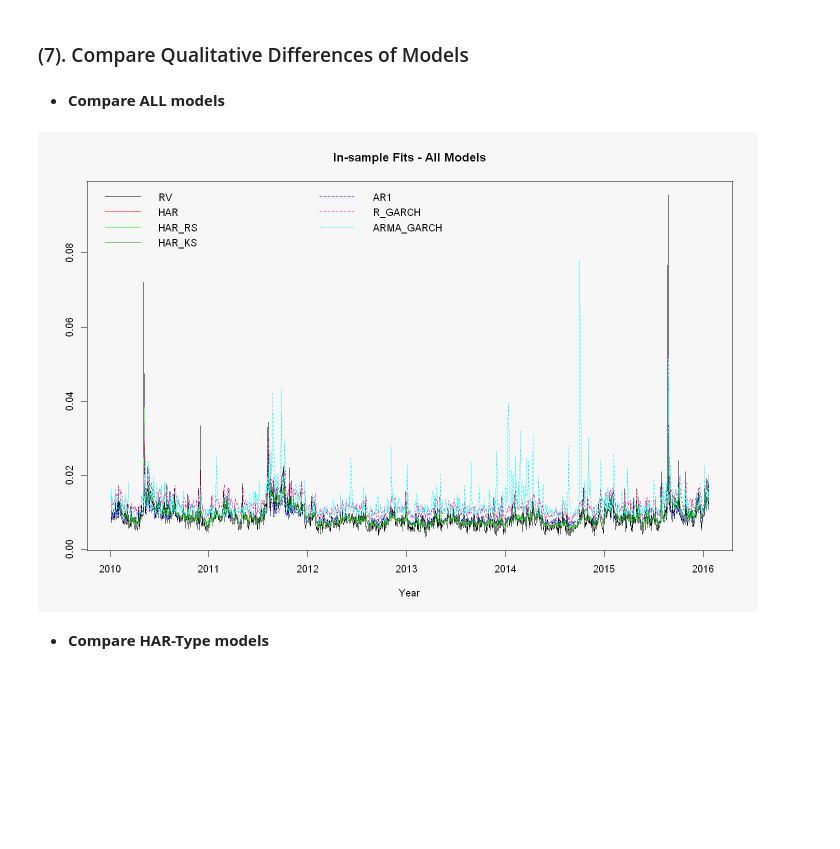
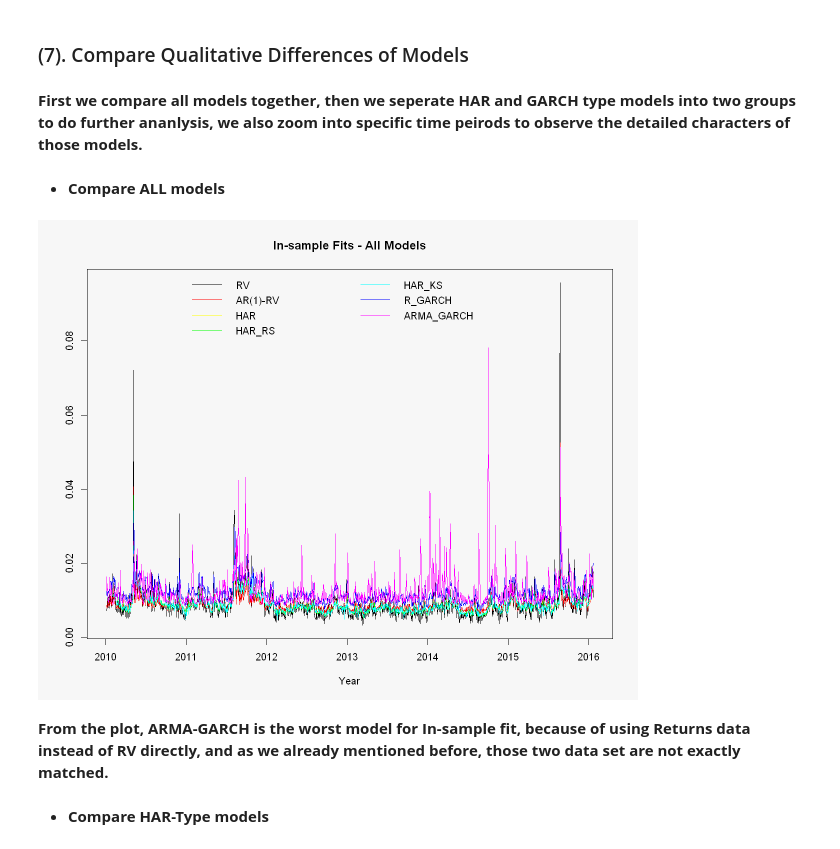
Before and after one commit to 51014941/JEM059-HW-Zhang-and-Qu, a Jupyter notebook: FE_project.ipynb, the cells around one changed output. Drawn from its saved outputs; the diff is of its cells as text; code cells hidden in the pictures; blank space fills up the shorter version.

```diff
--- a/FE_project.ipynb
+++ b/FE_project.ipynb
@@ -94,6 +95,12 @@ RV_RK <- adp$RK
 # %% [markdown]
 * **Observe the plot**
 # %%
+# set up plot parameters
+c_col2 <- c("black", "red")
+c_col3 <- c("black","red", "blue")
+c_col4 <- c("black","red", "blue", "green")
+r_col <- rainbow(6)
+
 options(repr.plot.width = 7, repr.plot.height = 6)
 plot(rets,  xlab = 'Year', ylab = NA, main = 'Daily Return',
      axes = F, cex.main = 0.8)
@@ -618,33 +731,32 @@ lines(zoo(ARMA_GARCH), col = 'cyan')
 **By comparation, the difference between RV and ARMA_GARCH is bigger than other models, it is part because ARMA_GARCH In-sample fit uses Returns data instead of RV data, as we analysis at Part 1, some high valatility in Returns are not reflected in RV samples.**
 # %% [markdown]
 ###  (7). Compare Qualitative Differences of Models
+# %% [markdown]
+**First we compare all models together, then we seperate HAR and GARCH type models into two groups to do further ananlysis, we also zoom into specific time peirods to observe the detailed characters of those models.**
 # %% [markdown]
 * **Compare ALL models**
 # %%
 par(bg = "#f7f7f7")
-options(repr.plot.width = 12, repr.plot.height = 8)
+options(repr.plot.width = 10, repr.plot.height = 8)
 
-model_HAR <- c("RV", "HAR", 'HAR_RS', 'HAR_KS')
-c_col_HAR <- c("black", "red", 'green', 'forestgreen')
-
-model_GARCH <- c("AR1",  'R_GARCH',  'ARMA_GARCH' )
-c_col_GARCH <- c("blue", 'deeppink',  'cyan')
-
+model_name <- c("AR(1)-RV", "HAR", 'HAR_RS',
+    'HAR_KS','R_GARCH',  'ARMA_GARCH' )
+fit_l <- list(AR1, HAR, HAR_RS, HAR_KS, R_GARCH, ARMA_GARCH)
+model_n <- length(fit_l)
+legend_col <- c("black", r_col)
+legend_n <- c("RV", model_name)
 
 plot.zoo(RV_day, xlab='Year', ylab=NA,
          main= "In-sample Fits - All Models")
-lines(zoo(AR1), col = c_col_GARCH[1], lty=2)
-lines(zoo(HAR), col = c_col_HAR[2])
-lines(zoo(HAR_RS), col = c_col_HAR[3])
-lines(zoo(HAR_KS), col = c_col_HAR[4])
-lines(zoo(R_GARCH), col = c_col_GARCH[2], lty=2)
-lines(zoo(ARMA_GARCH), col = c_col_GARCH[3], lty=2)
-legend("topleft", legend = model_HAR, col = c_col_HAR,
-       lwd = 1, bty="n")
-legend("top", legend = model_GARCH, col = c_col_GARCH,
-       lwd = 1, lty=2, bty="n")
+for (i in 1:model_n) {
+    lines(zoo(fit_l[[i]]), col = r_col[i])
+}
+legend("top", legend = legend_n, col = legend_col,
+       ncol=2, lwd = 1, bty="n")
 # %% [output]
-[figure, old version]
+[figure, new version]
+# %% [markdown]
+**From the plot, ARMA-GARCH is the worst model for In-sample fit, because of using Returns data instead of RV directly, and as we already mentioned before, those two data set are not exactly matched.**
 # %% [markdown]
 * **Compare HAR-Type models**
 # %%
```
Also changed, not shown: parts of 108 cells of this notebook.
